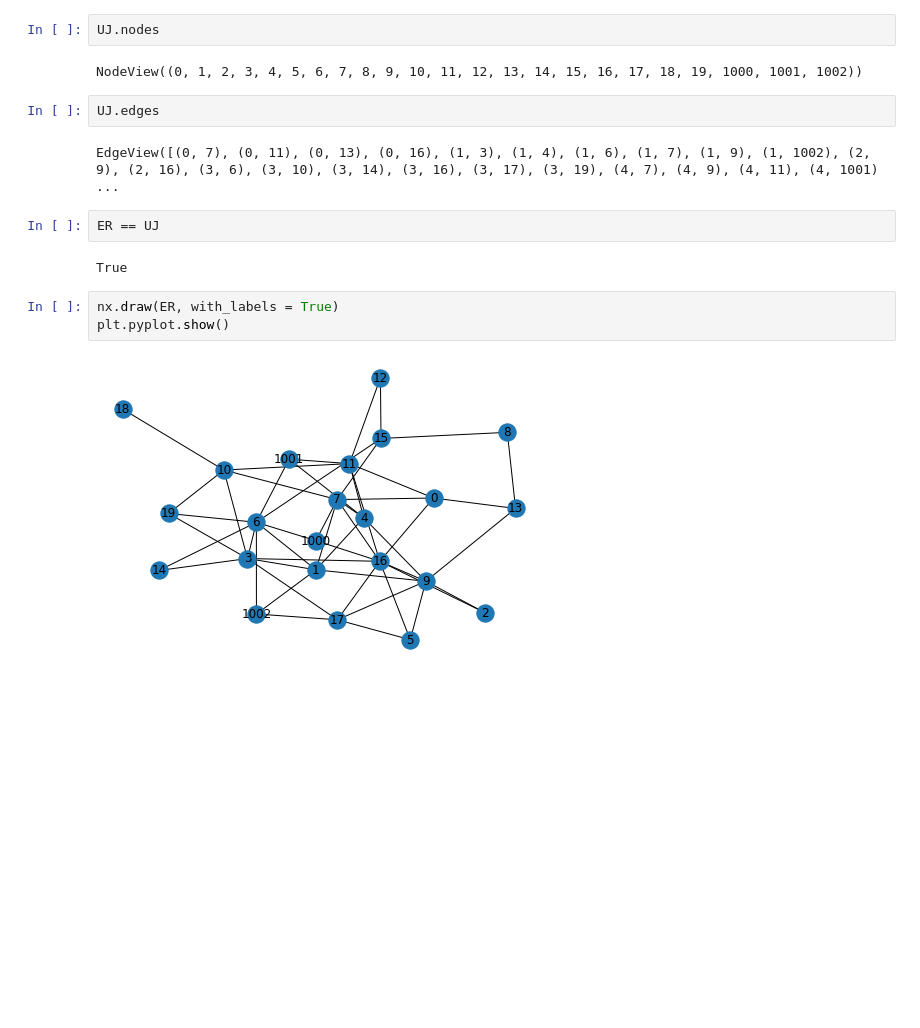
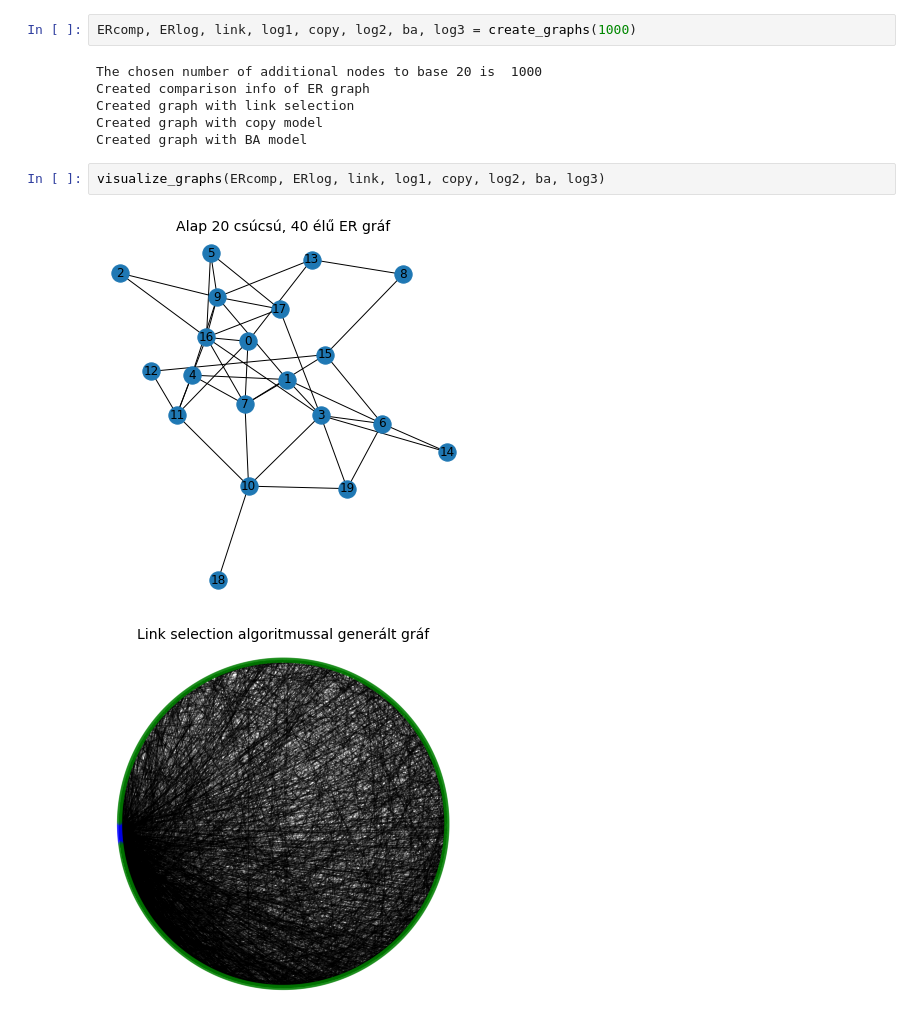
Before and after one commit to Rajk-Network-Science/network_2021_spring, a Jupyter notebook: HAZIK/Fenyo/HF4/Feny_HF4.ipynb, the cells around one changed output. Cells and saved outputs as stored; diff of their text form; blank space fills up the shorter version.

```diff
--- a/HAZIK/Fenyo/HF4/Feny_HF4.ipynb
+++ b/HAZIK/Fenyo/HF4/Feny_HF4.ipynb
@@ -24,17 +3,13 @@ plt.pyplot.show()
-# %%
-UJ.nodes
-# %% [output]
-NodeView((0, 1, 2, 3, 4, 5, 6, 7, 8, 9, 10, 11, 12, 13, 14, 15, 16, 17, 18, 19, 1000, 1001, 1002))
-# %%
-UJ.edges
-# %% [output]
-EdgeView([(0, 7), (0, 11), (0, 13), (0, 16), (1, 3), (1, 4), (1, 6), (1, 7), (1, 9), (1, 1002), (2, 9), (2, 16), (3, 6), (3, 10), (3, 14), (3, 16), (3, 17), (3, 19), (4, 7), (4, 9), (4, 11), (4, 1001) ...
-# %%
-ER == UJ
-# %% [output]
-True
-# %%
-nx.draw(ER, with_labels = True)
-plt.pyplot.show()
-# %% [output]
-[figure, removed]
+# %%
+ERcomp, ERlog, link, log1, copy, log2, ba, log3 = create_graphs(1000)
+# %% [output]
+The chosen number of additional nodes to base 20 is  1000
+Created comparison info of ER graph
+Created graph with link selection
+Created graph with copy model
+Created graph with BA model
+# %%
+visualize_graphs(ERcomp, ERlog, link, log1, copy, log2, ba, log3)
+# %% [output]
+[figure, added]
+[figure, added]
```
Also changed, not shown: parts of 9 cells of this notebook, 2 other files.
